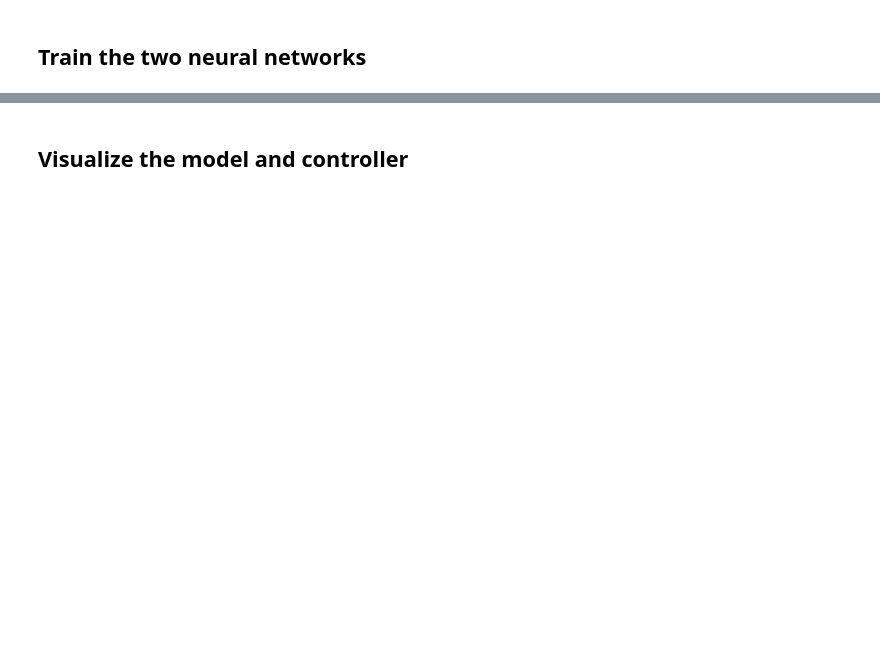
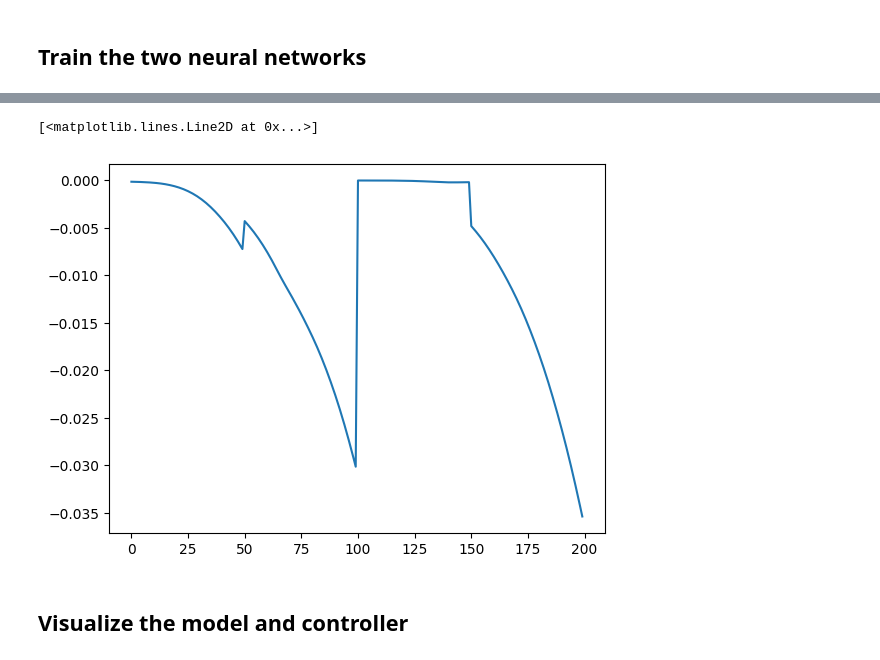
Before and after one commit to junqingqiao/biomujoco_rl, a Jupyter notebook: RL/Stand.ipynb, the cells around one changed output, grey strips where cells are left out. Saved outputs shown, nothing was run; the diff lists cells and outputs as text; code cells hidden in the pictures; blank space fills up the shorter version.

```diff
--- a/RL/Stand.ipynb
+++ b/RL/Stand.ipynb
@@ -305,8 +333,8 @@ def critic_loss(params, batch):
     rewards = batch.rewards
 
     critic_score = v_criticer(params, states)
-    # target = rewards + discount* jax.lax.stop_gradient(v_criticer(params, next_states))
-    target = rewards + discount* (v_criticer(params, next_states))
+    target = rewards + discount* jax.lax.stop_gradient(v_criticer(params, next_states))
+    # target = rewards + discount* (v_criticer(params, next_states))
 
     loss = optax.l2_loss(critic_score, target)
     loss = jp.mean(loss)
@@ -494,3 +600,8 @@ for i in range(4000):
+# %%
+plt.plot(exp_pool.rewards[2000:2200])
+# %% [output]
+[<matplotlib.lines.Line2D at 0x...>]
+[figure, added]
 # %% [markdown]
 ## Visualize the model and controller
 # %%
```
Also changed, not shown: parts of 14 cells of this notebook, 1 other file.
